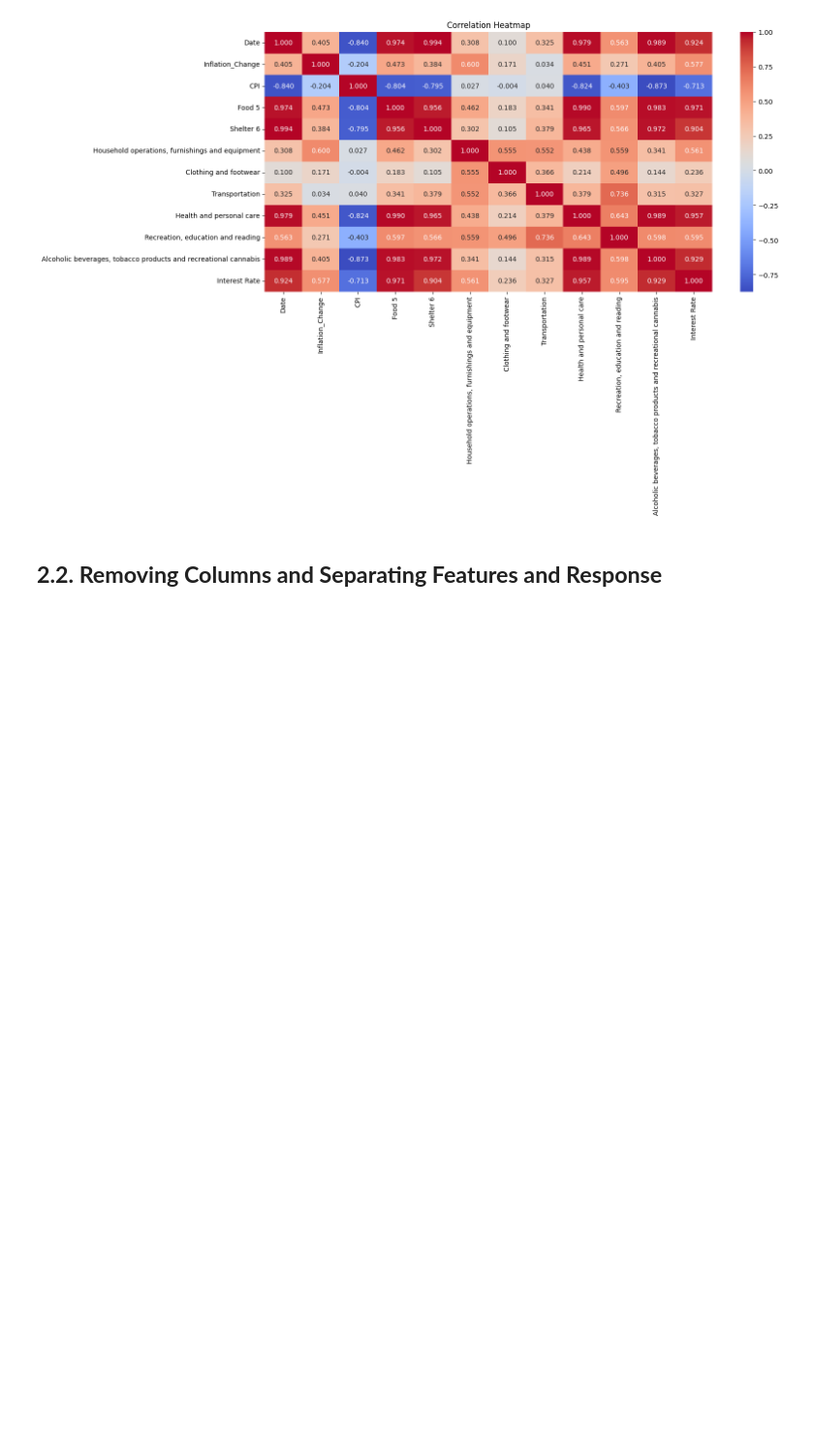
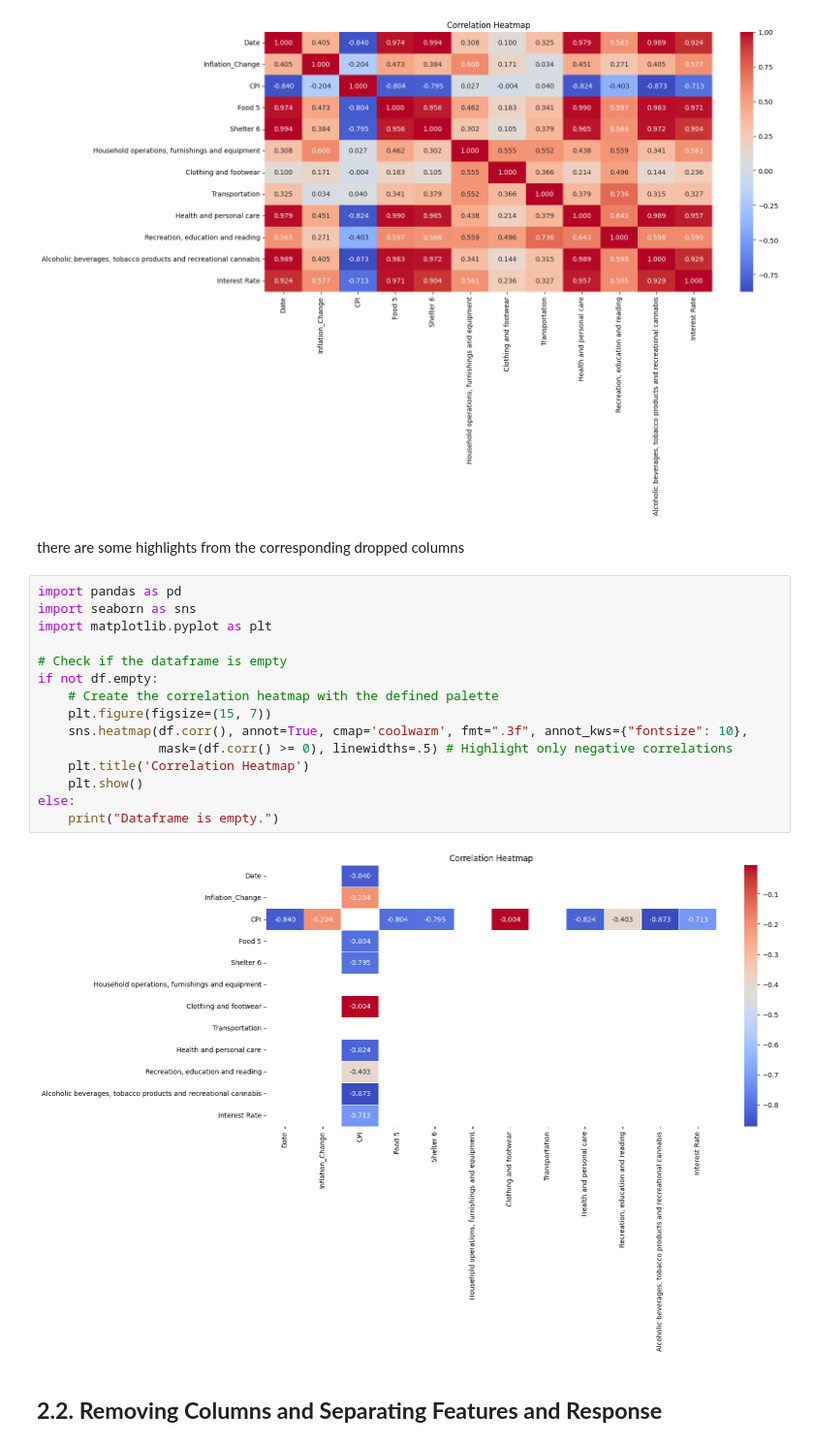
Before and after one commit to yeisonmontoya1815/Machine-Learning_Prediction_CAN_Inflation, a Jupyter notebook: 1. Notebook and datasets/1. Prediction CAN Inflation.ipynb, the cells around one changed output. Shown at 97% size. Drawn from its saved outputs; the diff is of its cells as text; blank space fills up the shorter version.

```diff
--- a/1. Notebook and datasets/1. Prediction CAN Inflation.ipynb
+++ b/1. Notebook and datasets/1. Prediction CAN Inflation.ipynb
@@ -213,6 +213,25 @@ else:
     print("Dataframe is empty.")
 # %% [output]
 [figure]
+# %% [markdown]
+there are some highlights from the corresponding dropped columns
+# %%
+import pandas as pd
+import seaborn as sns
+import matplotlib.pyplot as plt
+
+# Check if the dataframe is empty
+if not df.empty:
+    # Create the correlation heatmap with the defined palette
+    plt.figure(figsize=(15, 7))
+    sns.heatmap(df.corr(), annot=True, cmap='coolwarm', fmt=".3f", annot_kws={"fontsize": 10},
+                mask=(df.corr() >= 0), linewidths=.5) # Highlight only negative correlations
+    plt.title('Correlation Heatmap')
+    plt.show()
+else:
+    print("Dataframe is empty.")
+# %% [output]
+[figure, added]
 # %% [markdown]
 ## **2.2. Removing Columns and Separating Features and Response**
 # %%
```
Also changed, not shown: parts of 5 cells of this notebook, 2 other files.
